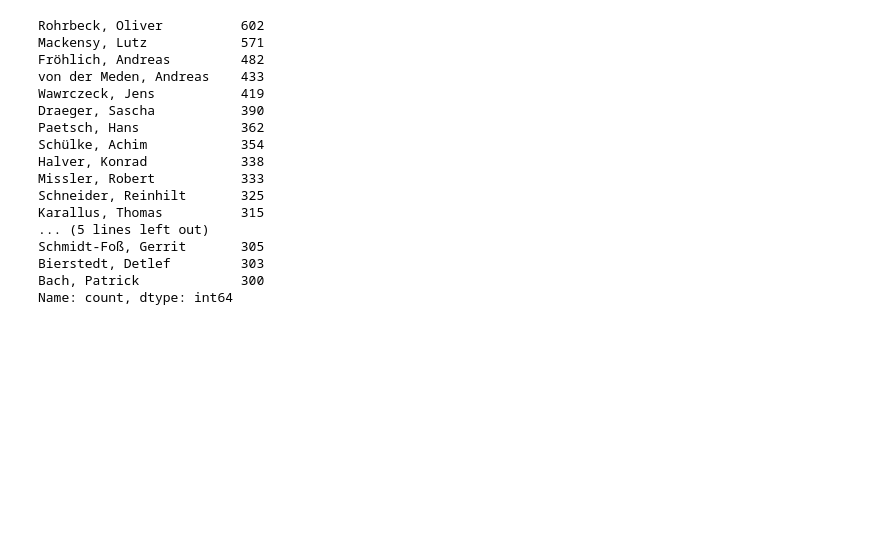
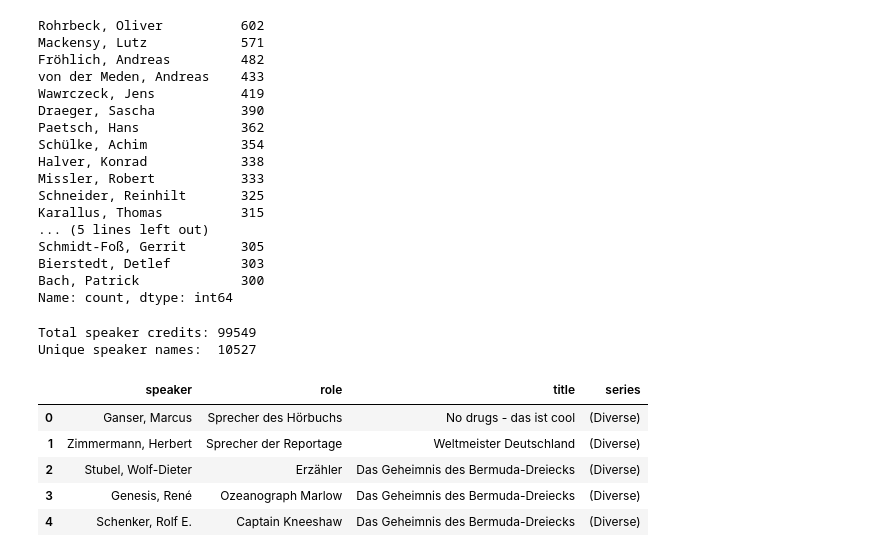
Before and after one commit to JKL453/hoerspiel-explorer, a Jupyter notebook: notebooks/01_exploration.ipynb, the cells around one changed output. Drawn from its saved outputs; the diff is of its cells as text; code cells hidden in the pictures; blank space fills up the shorter version.

```diff
--- a/notebooks/01_exploration.ipynb
+++ b/notebooks/01_exploration.ipynb
@@ -237,3 +237,29 @@ Schmidt-Foß, Gerrit       305
 Bierstedt, Detlef         303
 Bach, Patrick             300
 Name: count, dtype: int64
+# %%
+# Normalize speaker names for comparison
+# Format is "Lastname, Firstname" — let's check for umlaut variants
+speakers_df = pd.DataFrame([
+    {
+        "speaker": s["speaker"],
+        "role":    s["role"],
+        "title":   r.get("title"),
+        "series":  r.get("series_name"),
+    }
+    for r in records
+    for s in (r.get("speakers") or [])
+])
+
+print(f"Total speaker credits: {len(speakers_df)}")
+print(f"Unique speaker names:  {speakers_df['speaker'].nunique()}")
+speakers_df.head(5)
+# %% [output]
+Total speaker credits: 99549
+Unique speaker names:  10527
+|  | speaker | role | title | series |
+| 0 | Ganser, Marcus | Sprecher des Hörbuchs | No drugs - das ist cool | (Diverse) |
+| 1 | Zimmermann, Herbert | Sprecher der Reportage | Weltmeister Deutschland | (Diverse) |
+| 2 | Stubel, Wolf-Dieter | Erzähler | Das Geheimnis des Bermuda-Dreiecks | (Diverse) |
+| 3 | Genesis, René | Ozeanograph Marlow | Das Geheimnis des Bermuda-Dreiecks | (Diverse) |
+| 4 | Schenker, Rolf E. | Captain Kneeshaw | Das Geheimnis des Bermuda-Dreiecks | (Diverse) |
```
Also changed, not shown: parts of 7 cells of this notebook, 1 other file.
